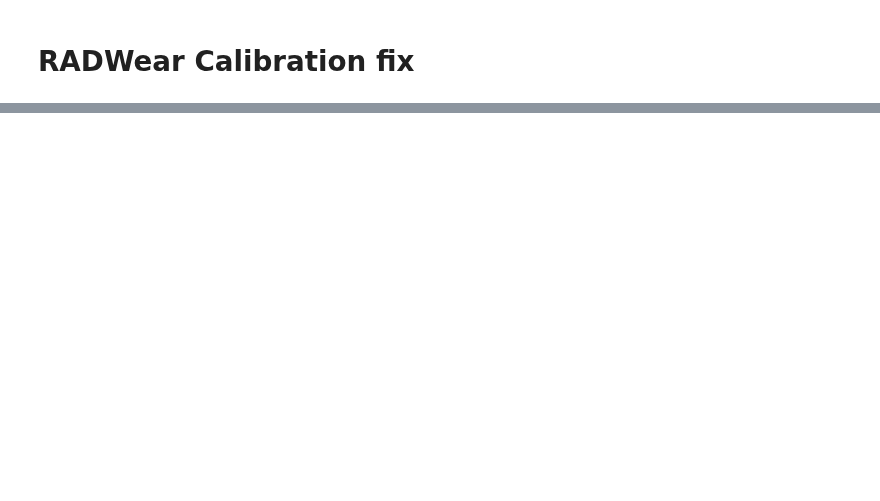
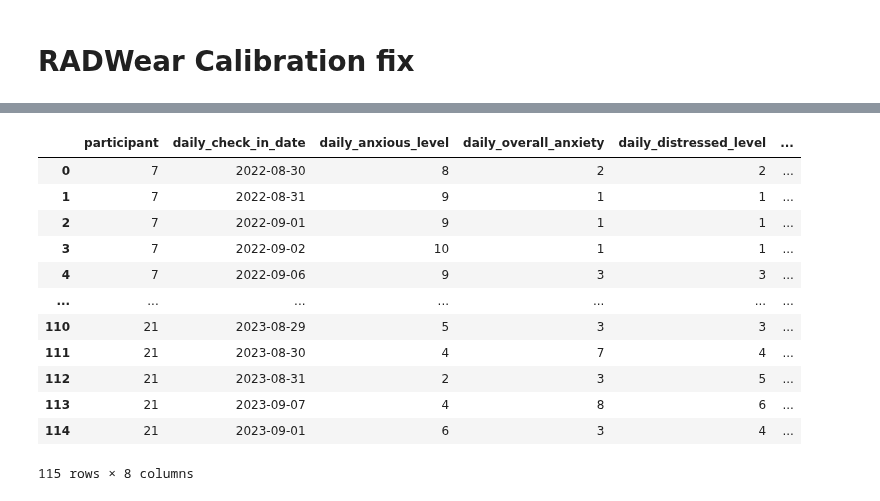
Before and after one commit to AbdulAlkurdi/anxietyFB, a Jupyter notebook: fb_code/fb_testing.ipynb, the cells around one changed output, grey strips where cells are left out. Cells and saved outputs as stored; diff of their text form; code cells hidden in the pictures; blank space fills up the shorter version.

```diff
--- a/fb_code/fb_testing.ipynb
+++ b/fb_code/fb_testing.ipynb
@@ -1841,7 +934,7 @@ def accsync_offset(ecg, bvp):
 with open(radwear_path + 'all_p_metadata.json', 'rb') as f:
     all_p_metadata = json.load(f)
 
-#incomplete = [16]
+incomplete = [16]
 
 
 for p in incomplete:
@@ -2339,0 +998,10 @@ plt.xlim([1300,1380])
+# %%
+radwear_path = '/mnt/c/Users/alkurdi/Desktop/Vansh/data/RADWear/'
+redcap_path = radwear_path + 'REDCap responses/'
+print(os.listdir(redcap_path))
+#redcap_df_2nd.pkl
+with open(redcap_path + 'redcap_dict_1st.pkl', 'rb') as f:
+    redcap_dict_1st = pickle.load(f)
+with open(redcap_path + 'redcap_df_2nd.pkl', 'rb') as f:
+    redcap_df_2nd = pickle.load(f)
+#redcap_dict_1st.pkl
@@ -2339,0 +1030,16 @@ plt.xlim([1300,1380])
+# %%
+redcap_df_2nd
+# %% [output]
+|  | participant | daily_check_in_date | daily_anxious_level | daily_overall_anxiety | daily_distressed_level | ... |
+| 0 | 7 | 2022-08-30 | 8 | 2 | 2 | ... |
+| 1 | 7 | 2022-08-31 | 9 | 1 | 1 | ... |
+| 2 | 7 | 2022-09-01 | 9 | 1 | 1 | ... |
+| 3 | 7 | 2022-09-02 | 10 | 1 | 1 | ... |
+| 4 | 7 | 2022-09-06 | 9 | 3 | 3 | ... |
+| ... | ... | ... | ... | ... | ... | ... |
+| 110 | 21 | 2023-08-29 | 5 | 3 | 3 | ... |
+| 111 | 21 | 2023-08-30 | 4 | 7 | 4 | ... |
+| 112 | 21 | 2023-08-31 | 2 | 3 | 5 | ... |
+| 113 | 21 | 2023-09-07 | 4 | 8 | 6 | ... |
+| 114 | 21 | 2023-09-01 | 6 | 3 | 4 | ... |
+115 rows × 8 columns
```
Also changed, not shown: parts of 47 cells of this notebook, 9 other files.
